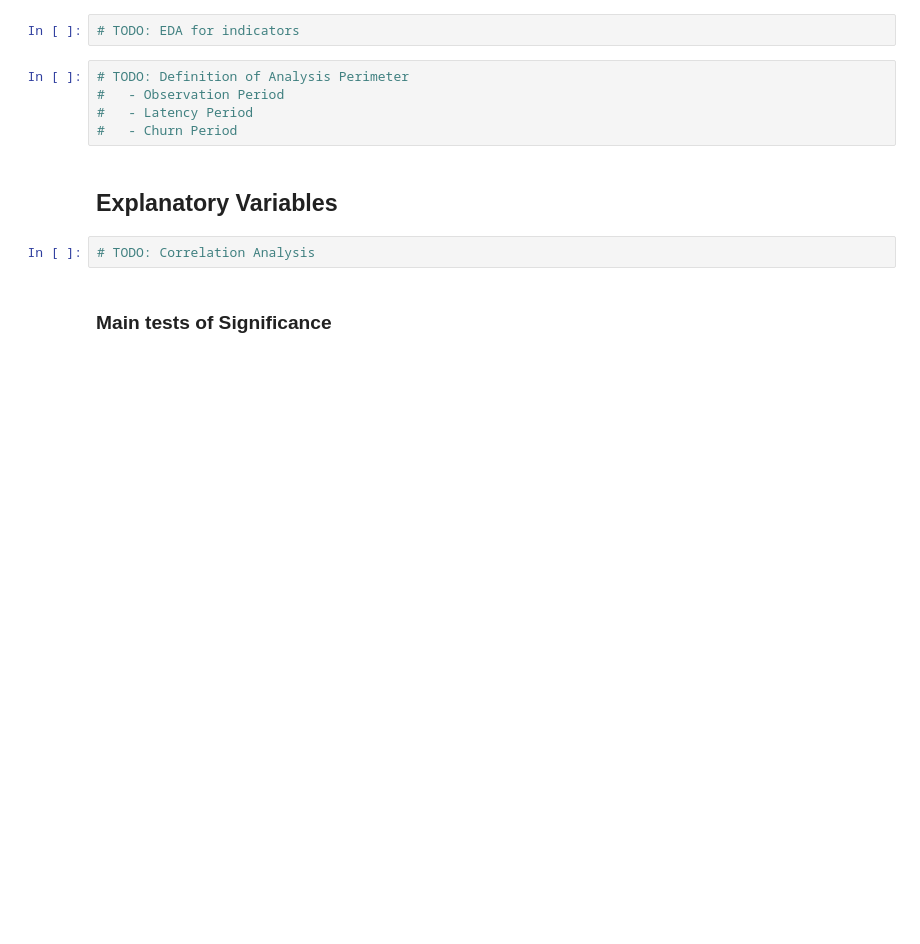
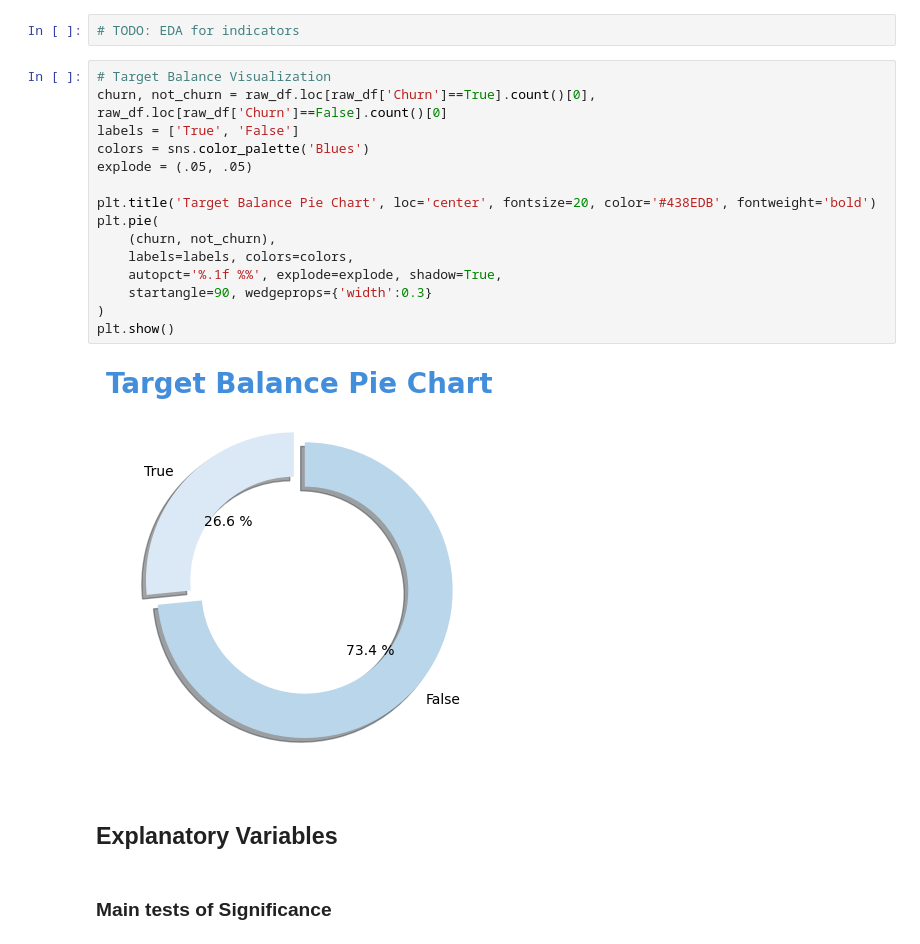
Before and after one commit to AndreaLolli2912/Artificial-Intelligence-for-Communication-and-Marketing, a Jupyter notebook: project-2/churn.ipynb, the cells around one changed output. Cells and saved outputs as stored; diff of their text form; blank space fills up the shorter version.

```diff
--- a/project-2/churn.ipynb
+++ b/project-2/churn.ipynb
@@ -120,15 +140,25 @@ raw_df[NUMERICAL_FEATURES].describe(percentiles=[.01, .1, .25, .5, .75, .90, .95
 | TotalCharges | 7032.0 | 2283.300441 | 2266.771362 | 18.80 | 19.9 | 84.60 | 401.4500 | 1397.475 | 3794.7375 | 5976.640 | 6923.5900 | ... |
 # %%
 # TODO: EDA for indicators
-# %%
-# TODO: Definition of Analysis Perimeter
-#   - Observation Period
-#   - Latency Period
-#   - Churn Period
+# %%
+# Target Balance Visualization
+churn, not_churn = raw_df.loc[raw_df['Churn']==True].count()[0], raw_df.loc[raw_df['Churn']==False].count()[0]
+labels = ['True', 'False']
+colors = sns.color_palette('Blues')
+explode = (.05, .05)
+
+plt.title('Target Balance Pie Chart', loc='center', fontsize=20, color='#438EDB', fontweight='bold')
+plt.pie(
+    (churn, not_churn),
+    labels=labels, colors=colors,
+    autopct='%.1f %%', explode=explode, shadow=True,
+    startangle=90, wedgeprops={'width':0.3}
+)
+plt.show()
+# %% [output]
+[figure, added]
 # %% [markdown]
 ## Explanatory Variables
-# %%
-# TODO: Correlation Analysis
 # %% [markdown]
 ### Main tests of Significance
 # %%
```
Also changed, not shown: parts of 25 cells of this notebook.
